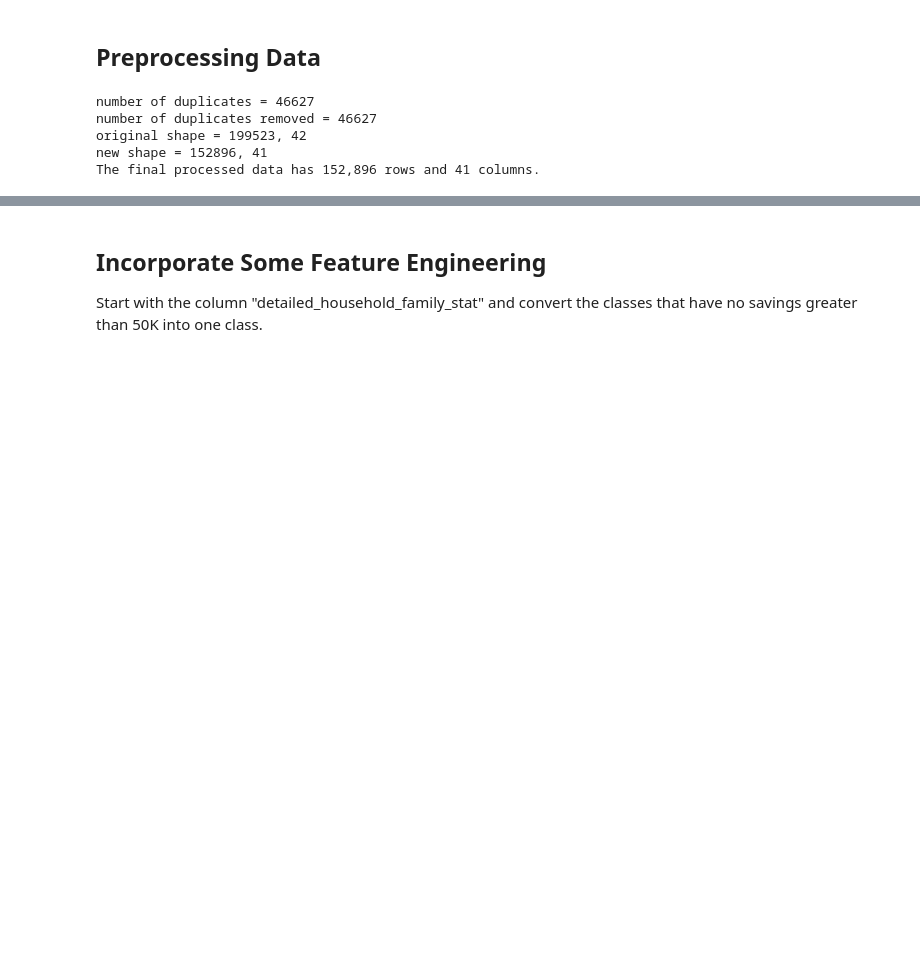
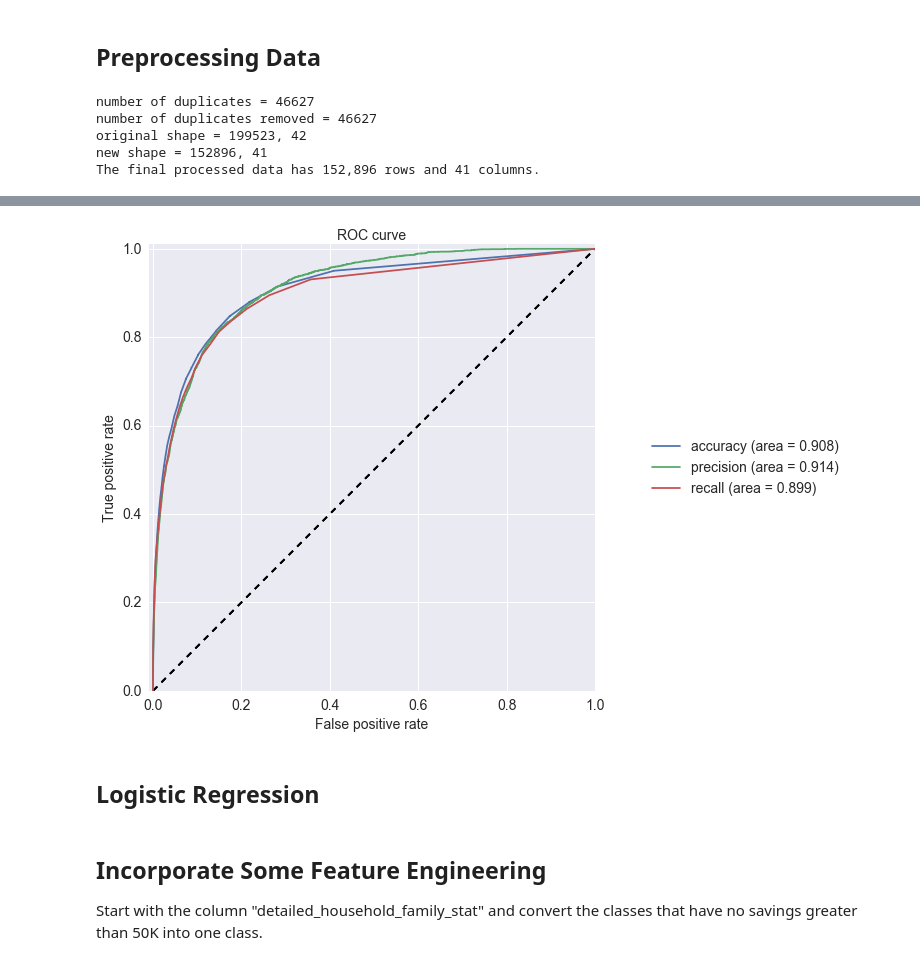
Before and after one commit to g-deoliveira/US-Census-Data-Project, a Jupyter notebook: Chapter 2 - Model Selection and Training.ipynb, the cells around one changed output, grey strips where cells are left out. Drawn from its saved outputs; the diff is of its cells as text; code cells hidden in the pictures; blank space fills up the shorter version.

```diff
--- a/Chapter 2 - Model Selection and Training.ipynb
+++ b/Chapter 2 - Model Selection and Training.ipynb
@@ -205,0 +172,15 @@ rf_clf.get_params()
+# %%
+def print_confusion_matrix(y_true, y_pred):
+    header = '\t          prediction 0    prediction 1'
+    row0 =   '\tclass 0 {:11,d} {:14,d}'
+    row1 =   '\tclass 1 {:11,d} {:14,d}'
+    cm = confusion_matrix(y_true, y_pred)
+    print
+    print header
+    print row0.format(cm[0,0], cm[0,1])
+    print row1.format(cm[1,0], cm[1,1])
+    print
+    tp, fn = float(cm[0,0]), float(cm[0,1])
+    fp, tn = float(cm[1,0]), float(cm[1,1])
+#     print 'precision = {:.4f},  {:.4f}'.format(tp/(tp+fp), tn/(tn+fn))
+#     print 'recall =    {:.4f},  {:.4f}'.format(tp/(tp+fn), tn/(tn+fp))
@@ -205,0 +218,2 @@ rf_clf.get_params()
+# %%
+rf_a = run_grid_search_on_random_forest('accuracy', print_grid_scores=True, verbose=1)
@@ -205,0 +238,2 @@ rf_clf.get_params()
+# %%
+rf_p = run_grid_search_on_random_forest('precision', print_grid_scores=True, verbose=1)
@@ -205,0 +258,2 @@ rf_clf.get_params()
+# %%
+rf_r = run_grid_search_on_random_forest('recall', print_grid_scores=True, verbose=1)
@@ -206,3 +281,31 @@ rf_clf.get_params()
+# %%
+plt.figure(figsize=(8,8))
+ax = plt.gca()
+fs=14
+
+for rf, label in zip([rf_a, rf_p, rf_r],['accuracy', 'precision', 'recall']):
+    probs = rf.predict_proba(X_test)
+    fpr, tpr, thresholds = roc_curve(y_test, probs[:, 1])
+    roc_auc = auc(fpr, tpr)
+    ax.plot([0, 1], [0, 1], 'k--')
+    text = ' (area = {:.3f})'.format(roc_auc)
+    ax.plot(fpr, tpr, label=label + text)
+
+ax.set_xlabel('False positive rate', fontsize=fs)
+ax.set_ylabel('True positive rate', fontsize=fs)
+ax.set_title('ROC curve', fontsize=fs)
+ax.set_ylim((0,1.01))
+ax.set_xlim((-0.01, 1.0))
+ax.set_xticks(np.arange(0.0, 1.01, 0.2))
+ax.set_xticklabels(np.arange(0.0,1.01,0.2), fontsize=fs)
+ax.set_yticks(np.arange(0.0, 1.01, 0.2))
+ax.set_yticklabels(np.arange(0.0,1.01,0.2), fontsize=fs)
+plt.legend(fontsize=fs, bbox_to_anchor=(1.1,0.5), loc='center left')
+plt.show()
+# %% [output]
+[figure, added]
+# %% [markdown]
+## Logistic Regression
 # %% [markdown]
 ## Incorporate Some Feature Engineering
 Start with the column "detailed_household_family_stat" and convert the classes that have no savings greater than 50K into one class.
```
Also changed, not shown: parts of 42 cells of this notebook, 1 other file.
